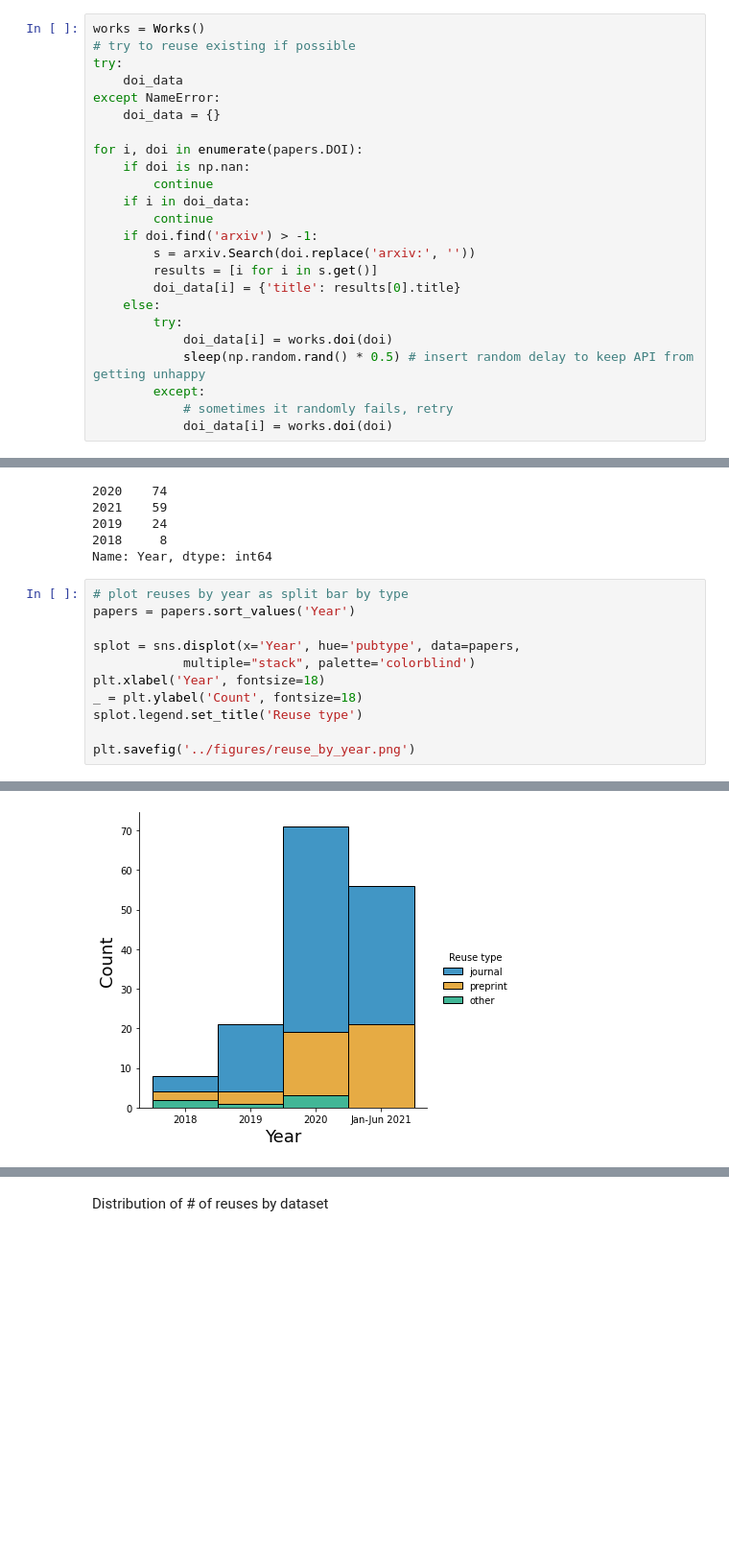
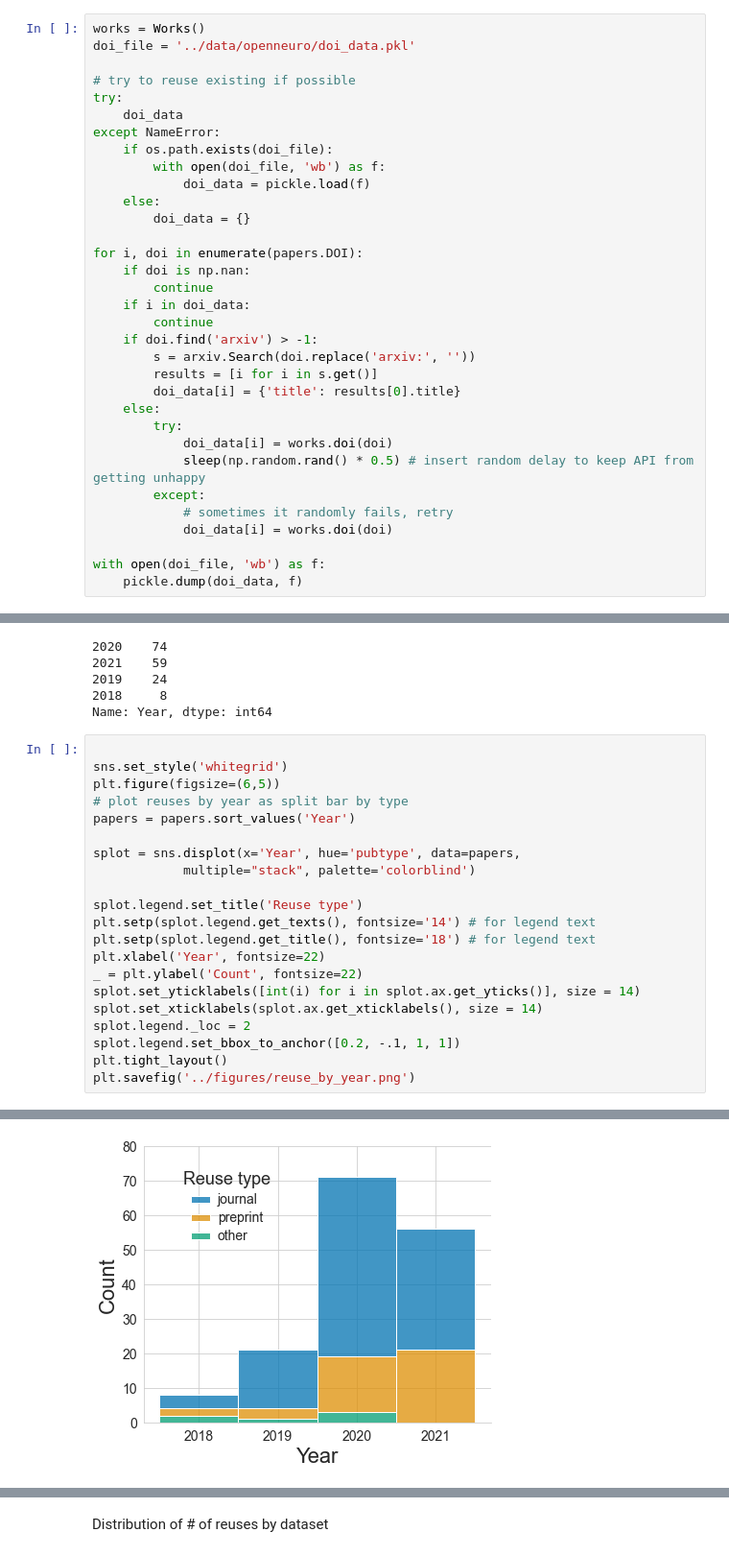
Before and after one commit to poldrack/OpenNeuro_analyses, a Jupyter notebook: reuse_analyses/reuse_analysis.ipynb, the cells around one changed output, grey strips where cells are left out. Shown at 96% size. Cells and saved outputs as stored; diff of their text form; blank space fills up the shorter version.

Commit message:
align figure formatting across figures

```diff
--- a/reuse_analyses/reuse_analysis.ipynb
+++ b/reuse_analyses/reuse_analysis.ipynb
@@ -42,11 +44,17 @@ metadata = pd.read_csv(datadir / 'openneuro/metadata_06182021.csv', skiprows=1).
 Use crossref and arxiv APIs to obtain detailed information about each publication
 # %%
 works = Works()
+doi_file = '../data/openneuro/doi_data.pkl'
+
 # try to reuse existing if possible
 try:
     doi_data
 except NameError:
-    doi_data = {}
+    if os.path.exists(doi_file):
+        with open(doi_file, 'wb') as f:
+            doi_data = pickle.load(f)
+    else:
+        doi_data = {}
 
 for i, doi in enumerate(papers.DOI):
     if doi is np.nan:
@@ -64,6 +72,9 @@ for i, doi in enumerate(papers.DOI):
         except:
             # sometimes it randomly fails, retry
             doi_data[i] = works.doi(doi)
+
+with open(doi_file, 'wb') as f:
+    pickle.dump(doi_data, f)
 # %% [markdown]
 Obtain journal names from crossref outputs when possible, and classify publications in terms of publication type.
 # %%
@@ -149,14 +160,24 @@ papers.Year.value_counts()
 2018     8
 Name: Year, dtype: int64
 # %%
+
+sns.set_style('whitegrid')
+plt.figure(figsize=(6,5))
 # plot reuses by year as split bar by type
 papers = papers.sort_values('Year')
 
 splot = sns.displot(x='Year', hue='pubtype', data=papers,
             multiple="stack", palette='colorblind')
-plt.xlabel('Year', fontsize=18)
-_ = plt.ylabel('Count', fontsize=18)
+
 splot.legend.set_title('Reuse type')
-
+plt.setp(splot.legend.get_texts(), fontsize='14') # for legend text
+plt.setp(splot.legend.get_title(), fontsize='18') # for legend text
+plt.xlabel('Year', fontsize=22)
+_ = plt.ylabel('Count', fontsize=22)
+splot.set_yticklabels([int(i) for i in splot.ax.get_yticks()], size = 14)
+splot.set_xticklabels(splot.ax.get_xticklabels(), size = 14)
+splot.legend._loc = 2
+splot.legend.set_bbox_to_anchor([0.2, -.1, 1, 1])
+plt.tight_layout()
 plt.savefig('../figures/reuse_by_year.png')
 # %% [output]
@@ -163,2 +185,2 @@ plt.savefig('../figures/reuse_by_year.png')
-[figure, old version]
+[figure, new version]
 # %%
```
Also changed, not shown: parts of 10 cells of this notebook, 1 other file.
